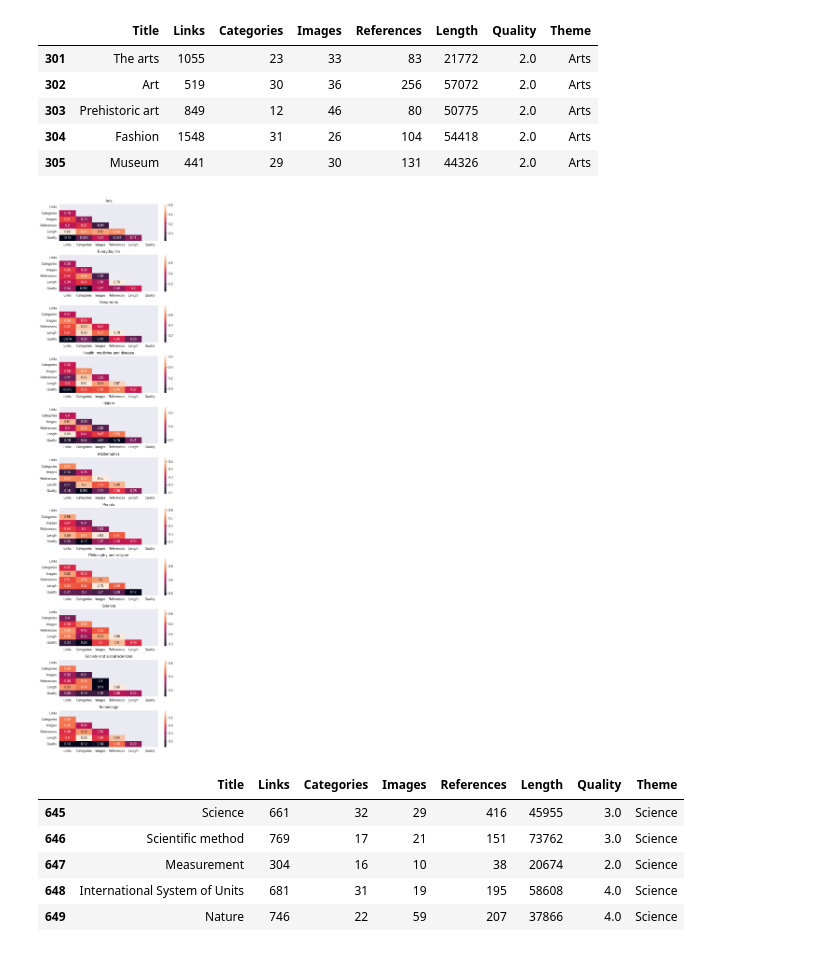
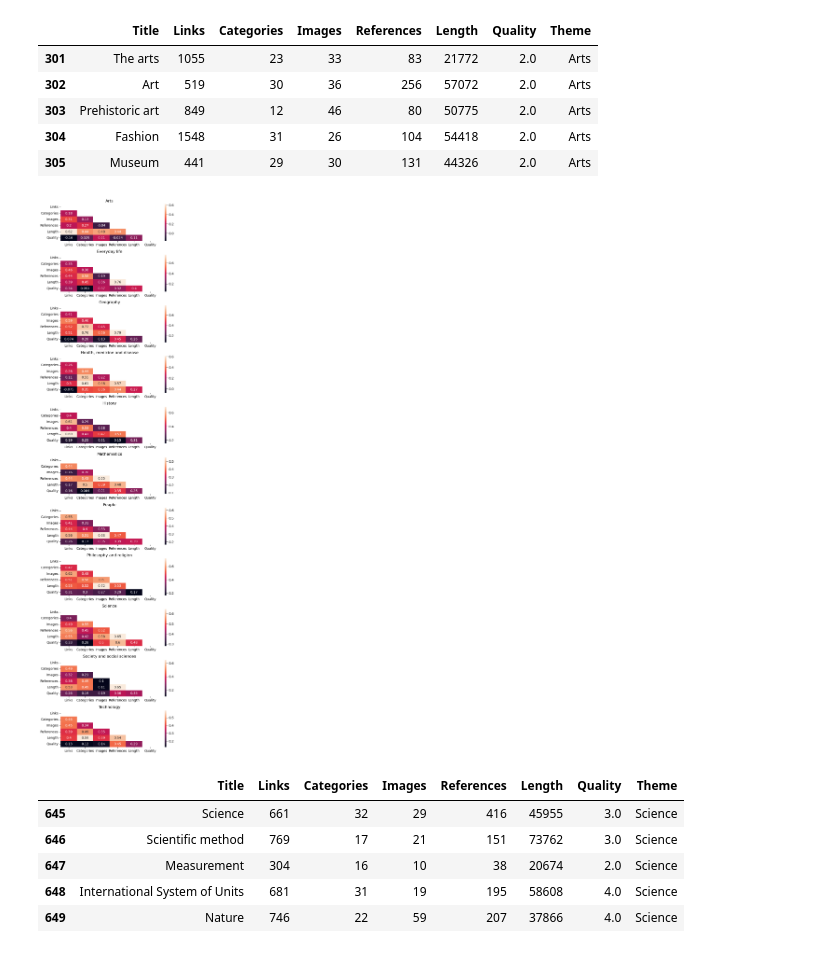
Before and after one commit to csupika/F21DL-Machine-Learning-Portfolio, a Jupyter notebook: lab3.ipynb, the cells around one changed output. Saved outputs shown, nothing was run; the diff lists cells and outputs as text; code cells hidden in the pictures.

```diff
--- a/lab3.ipynb
+++ b/lab3.ipynb
@@ -91,23 +90,23 @@ categories = sorted(set(df['Theme']))
 # %%
 def corr_for_category(category):
     df_filtered = df.query(f"Theme == '{category}'")
-    corr_within_category = df_filtered.corr(numeric_only=True)
+    corr_within_category = df_filtered.corr()#numeric_only=True)
     mask = np.triu(np.ones_like(corr_within_category, dtype=bool))
     ax[i].set_title(category)
     sns.heatmap(corr_within_category, mask=mask, annot=True, ax=ax[i])
 
 length = len(categories)
 fig, ax = plt.subplots(length,1, figsize=(6.4, 24))
 i = 0
 
 # plt.figure(figsize=(6.4, 24))
 for category in categories:
     corr_for_category(category)
     i+=1
 
 plt.tight_layout()
 # %% [output]
-[figure, old version]
+[figure, new version]
 # %%
 # Science subset w every attribute
 df_science = df.query("Theme == 'Science'")
```
Also changed, not shown: parts of 84 cells of this notebook.
